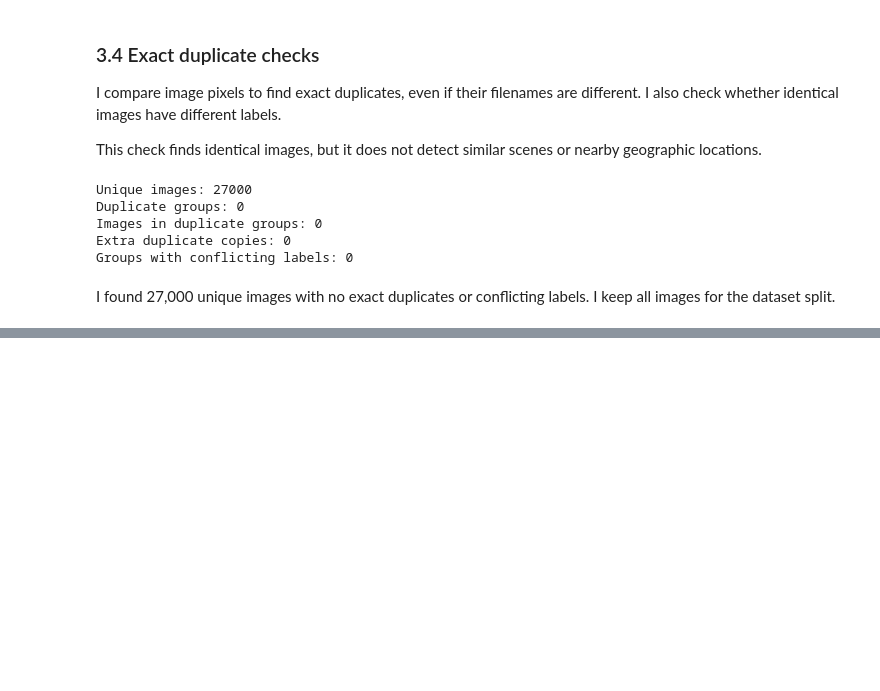
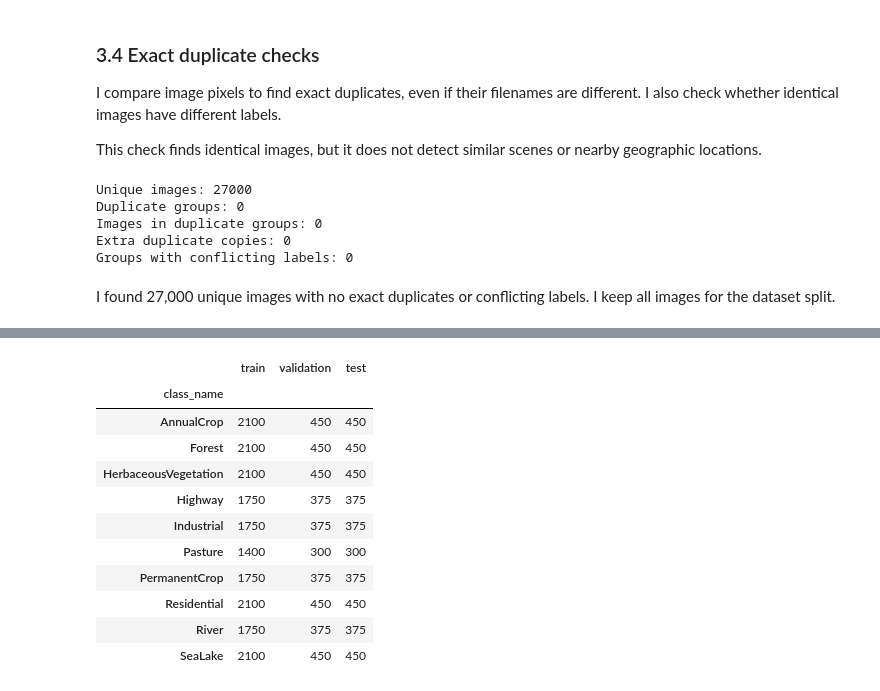
Before and after one commit to Abdul-Rahman-bme/EN3150-Group-Assignment-03-CNN, a Jupyter notebook: test.ipynb, the cells around one changed output, grey strips where cells are left out. Saved outputs shown, nothing was run; the diff lists cells and outputs as text; code cells hidden in the pictures; blank space fills up the shorter version.

```diff
--- a/test.ipynb
+++ b/test.ipynb
@@ -452,0 +463,82 @@ I keep all images for the dataset split.
+# %%
+from sklearn.model_selection import train_test_split
+
+SEED = 42
+
+# I first separate 70% for training and 30% for validation and testing.
+train_df, remaining_df = train_test_split(
+    image_df,
+    test_size=0.30,
+    stratify=image_df["label"],
+    random_state=SEED,
+)
+
+# I divide the remaining images equally into validation and test sets.
+val_df, test_df = train_test_split(
+    remaining_df,
+    test_size=0.50,
+    stratify=remaining_df["label"],
+    random_state=SEED,
+)
+
+train_df = train_df.copy()
+val_df = val_df.copy()
+test_df = test_df.copy()
+
+# I check the sizes and confirm that the splits do not overlap.
+assert (len(train_df), len(val_df), len(test_df)) == (18900, 4050, 4050)
+
+train_paths = set(train_df["path"])
+val_paths = set(val_df["path"])
+test_paths = set(test_df["path"])
+
+assert train_paths.isdisjoint(val_paths)
+assert train_paths.isdisjoint(test_paths)
+assert val_paths.isdisjoint(test_paths)
+assert train_paths | val_paths | test_paths == set(image_df["path"])
+
+# I compare the class counts across the three splits.
+split_counts = pd.DataFrame({
+    "train": train_df.groupby("class_name").size(),
+    "validation": val_df.groupby("class_name").size(),
+    "test": test_df.groupby("class_name").size(),
+}).reindex(CLASS_NAMES)
+
+display(split_counts)
+
+print("Training images:", len(train_df))
+print("Validation images:", len(val_df))
+print("Test images:", len(test_df))
+print("No overlap between splits.")
+
+# I save paths relative to the image folder, without copying the images.
+SPLIT_DIR = PROJECT_ROOT / "data" / "splits"
+SPLIT_DIR.mkdir(parents=True, exist_ok=True)
+
+for split_name, split_df in [
+    ("train", train_df),
+    ("validation", val_df),
+    ("test", test_df),
+]:
+    split_df["relative_path"] = split_df["path"].map(
+        lambda path: Path(path).relative_to(DATA_ROOT).as_posix()
+    )
+
+    split_df[
+        ["relative_path", "label", "class_name", "pixel_hash"]
+    ].to_csv(SPLIT_DIR / f"{split_name}.csv", index=False)
+
+print("\nSplit lists saved to:", SPLIT_DIR)
+# %% [output]
+|  | train | validation | test |
+| class_name |  |  |  |
+| AnnualCrop | 2100 | 450 | 450 |
+| Forest | 2100 | 450 | 450 |
+| HerbaceousVegetation | 2100 | 450 | 450 |
+| Highway | 1750 | 375 | 375 |
+| Industrial | 1750 | 375 | 375 |
+| Pasture | 1400 | 300 | 300 |
+| PermanentCrop | 1750 | 375 | 375 |
+| Residential | 2100 | 450 | 450 |
+| River | 1750 | 375 | 375 |
+| SeaLake | 2100 | 450 | 450 |
```
Also changed, not shown: parts of 3 cells of this notebook, 3 other files.
